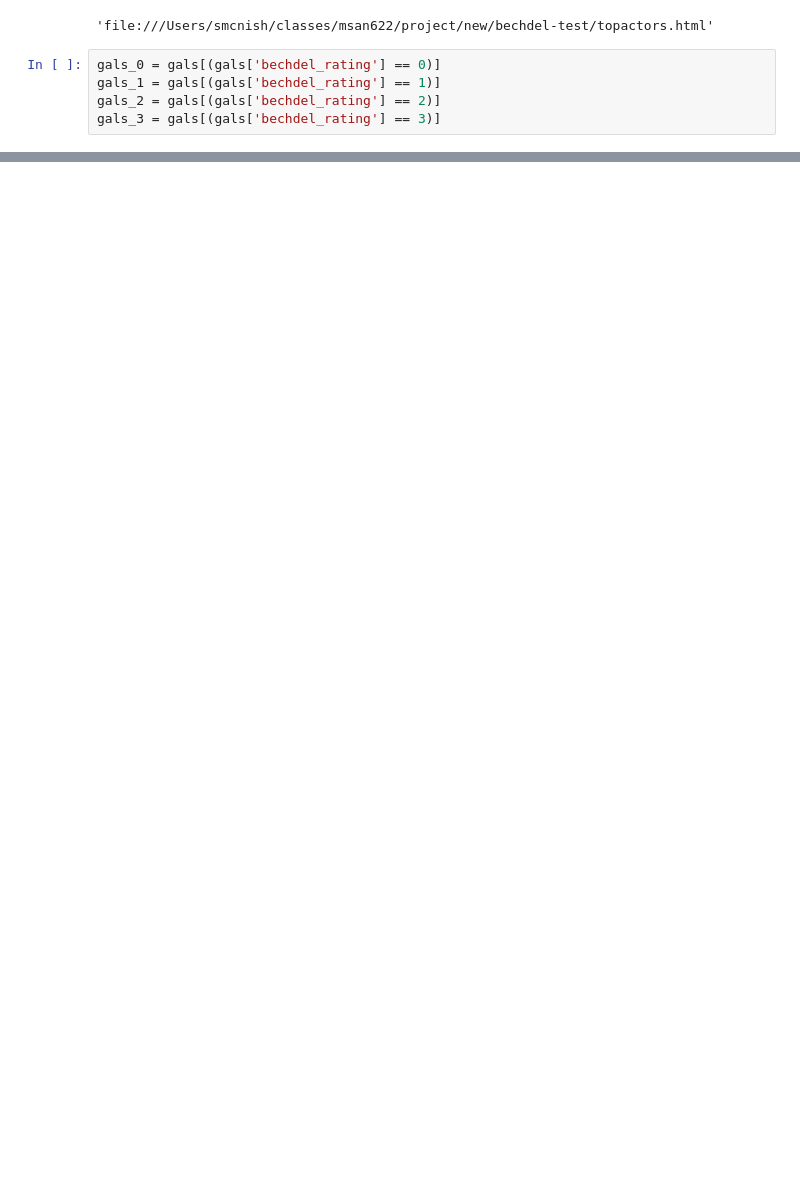
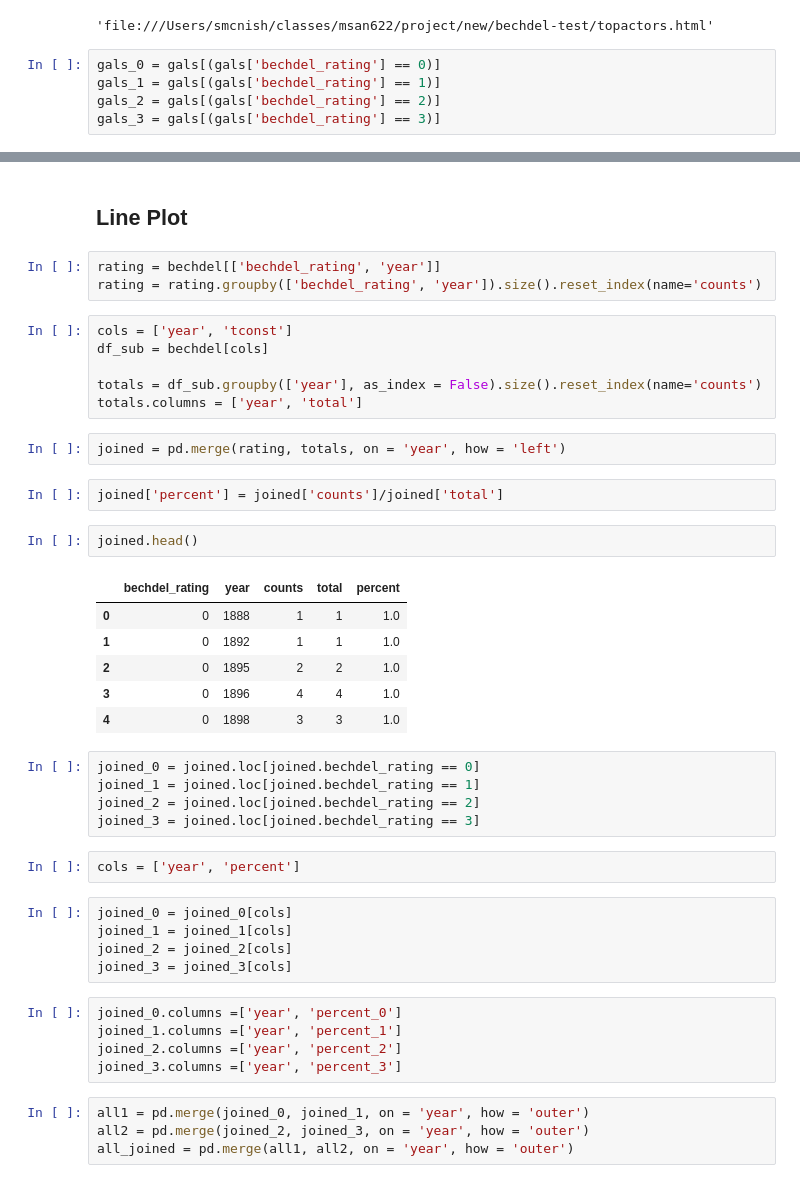
Before and after one commit to snmcnish/bechdel-test, a Jupyter notebook: Final Project Plots.ipynb, the cells around one changed output, grey strips where cells are left out. Cells and saved outputs as stored; diff of their text form; blank space fills up the shorter version.

Commit message:
updated final plots

```diff
--- a/Final Project Plots.ipynb
+++ b/Final Project Plots.ipynb
@@ -441,3 +445,48 @@ plotly.offline.plot(fig, filename='top_actresses.html', auto_open = False)
 # %% [output]
 [interactive output not drawn]
 'file:///Users/smcnish/classes/msan622/project/new/bechdel-test/top_actresses.html'
+# %% [markdown]
+## Line Plot
+# %%
+rating = bechdel[['bechdel_rating', 'year']]
+rating = rating.groupby(['bechdel_rating', 'year']).size().reset_index(name='counts')
+# %%
+cols = ['year', 'tconst']
+df_sub = bechdel[cols]
+
+totals = df_sub.groupby(['year'], as_index = False).size().reset_index(name='counts')
+totals.columns = ['year', 'total']
+# %%
+joined = pd.merge(rating, totals, on = 'year', how = 'left')
+# %%
+joined['percent'] = joined['counts']/joined['total']
+# %%
+joined.head()
+# %% [output]
+|  | bechdel_rating | year | counts | total | percent |
+| 0 | 0 | 1888 | 1 | 1 | 1.0 |
+| 1 | 0 | 1892 | 1 | 1 | 1.0 |
+| 2 | 0 | 1895 | 2 | 2 | 1.0 |
+| 3 | 0 | 1896 | 4 | 4 | 1.0 |
+| 4 | 0 | 1898 | 3 | 3 | 1.0 |
+# %%
+joined_0 = joined.loc[joined.bechdel_rating == 0]
+joined_1 = joined.loc[joined.bechdel_rating == 1]
+joined_2 = joined.loc[joined.bechdel_rating == 2]
+joined_3 = joined.loc[joined.bechdel_rating == 3]
+# %%
+cols = ['year', 'percent']
+# %%
+joined_0 = joined_0[cols]
+joined_1 = joined_1[cols]
+joined_2 = joined_2[cols]
+joined_3 = joined_3[cols]
+# %%
+joined_0.columns =['year', 'percent_0']
+joined_1.columns =['year', 'percent_1']
+joined_2.columns =['year', 'percent_2']
+joined_3.columns =['year', 'percent_3']
+# %%
+all1 = pd.merge(joined_0, joined_1, on = 'year', how = 'outer')
+all2 = pd.merge(joined_2, joined_3, on = 'year', how = 'outer')
+all_joined = pd.merge(all1, all2, on = 'year', how = 'outer')
```
Also changed, not shown: parts of 13 cells of this notebook.
